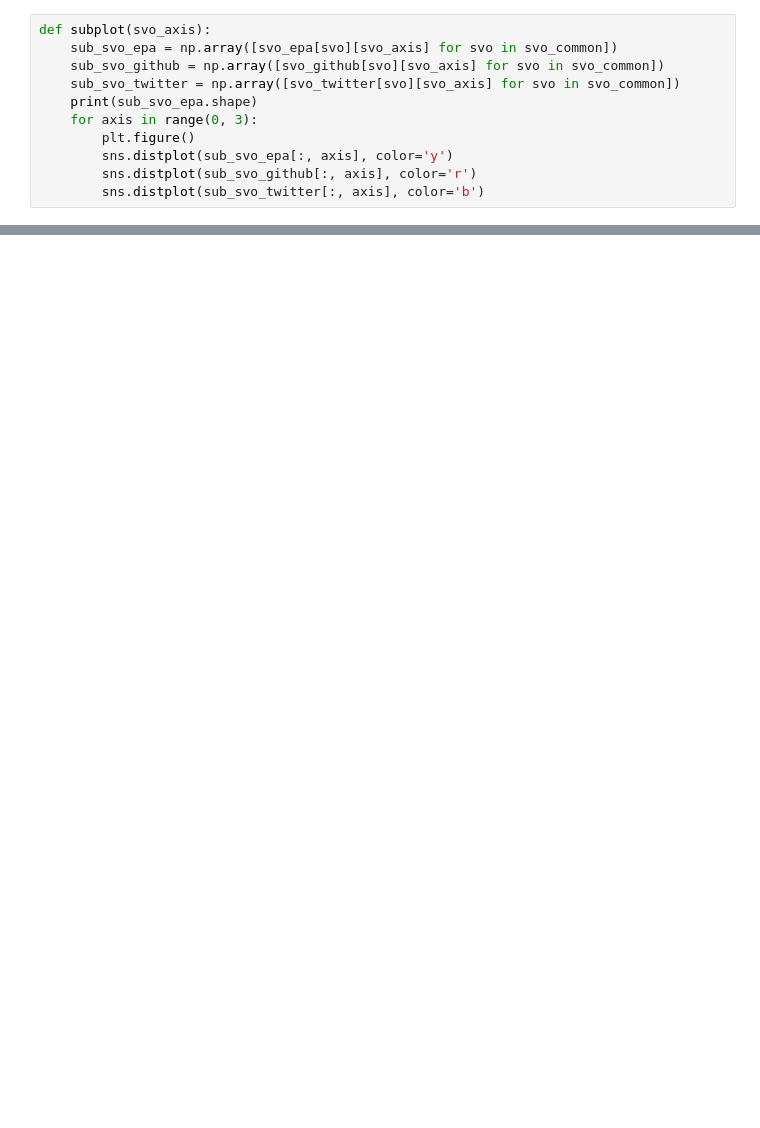
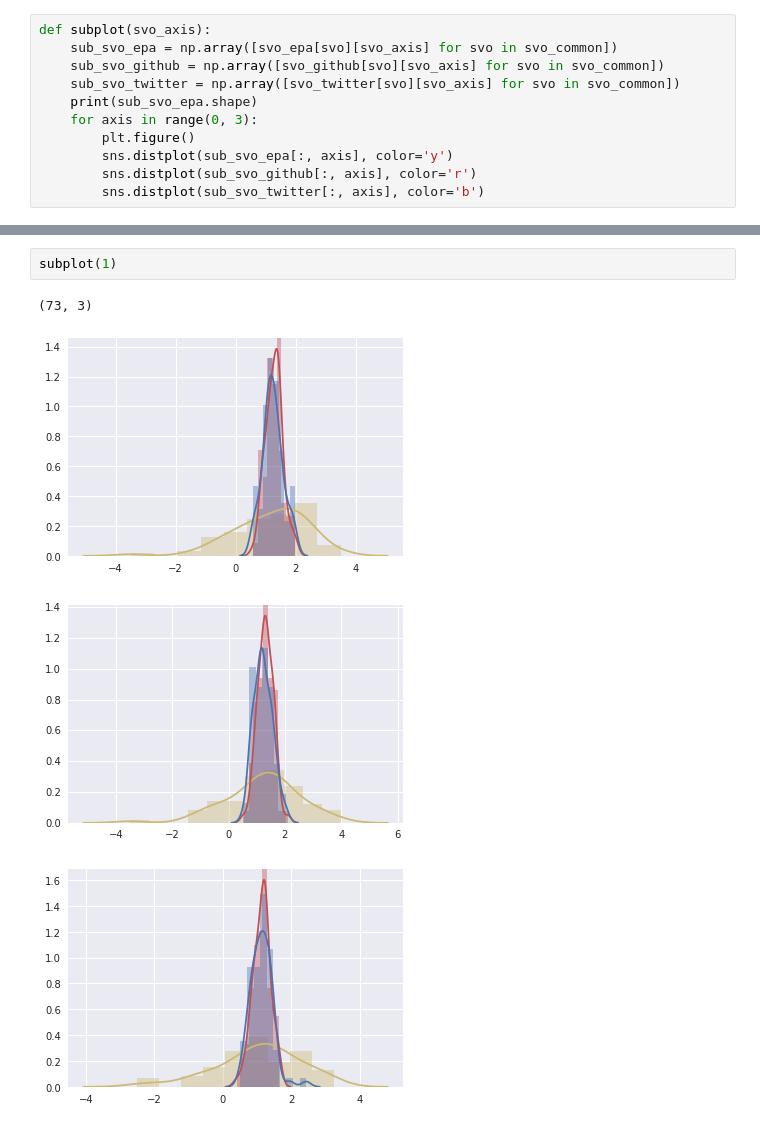
Before and after one commit to jiaojiaoloveu/WordEmbedding-SubCulture, a Jupyter notebook: src/state_prediction/plot_pred_state.ipynb, the cells around one changed output, grey strips where cells are left out. Drawn from its saved outputs; the diff is of its cells as text; blank space fills up the shorter version.

```diff
--- a/src/state_prediction/plot_pred_state.ipynb
+++ b/src/state_prediction/plot_pred_state.ipynb
@@ -183,0 +184,7 @@ subplot(0)
+# %%
+subplot(1)
+# %% [output]
+(73, 3)
+[figure, added]
+[figure, added]
+[figure, added]
```
Also changed, not shown: parts of 5 cells of this notebook, 4 other files.
